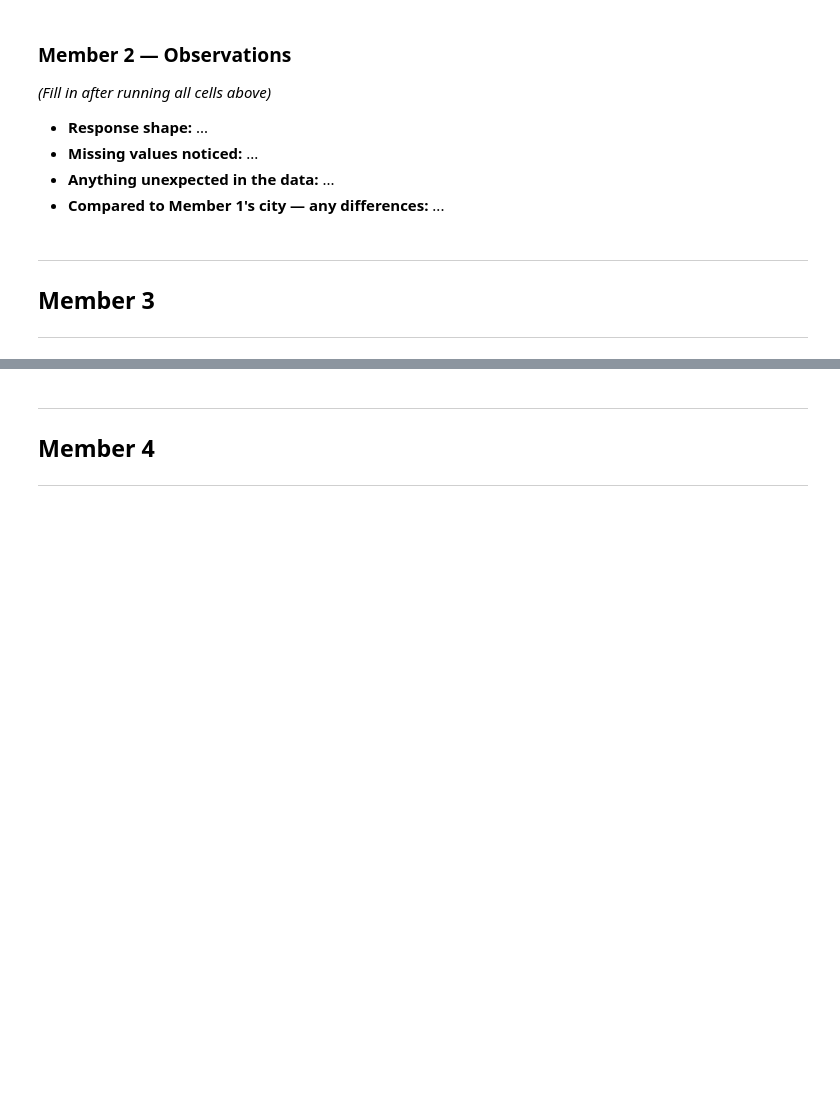
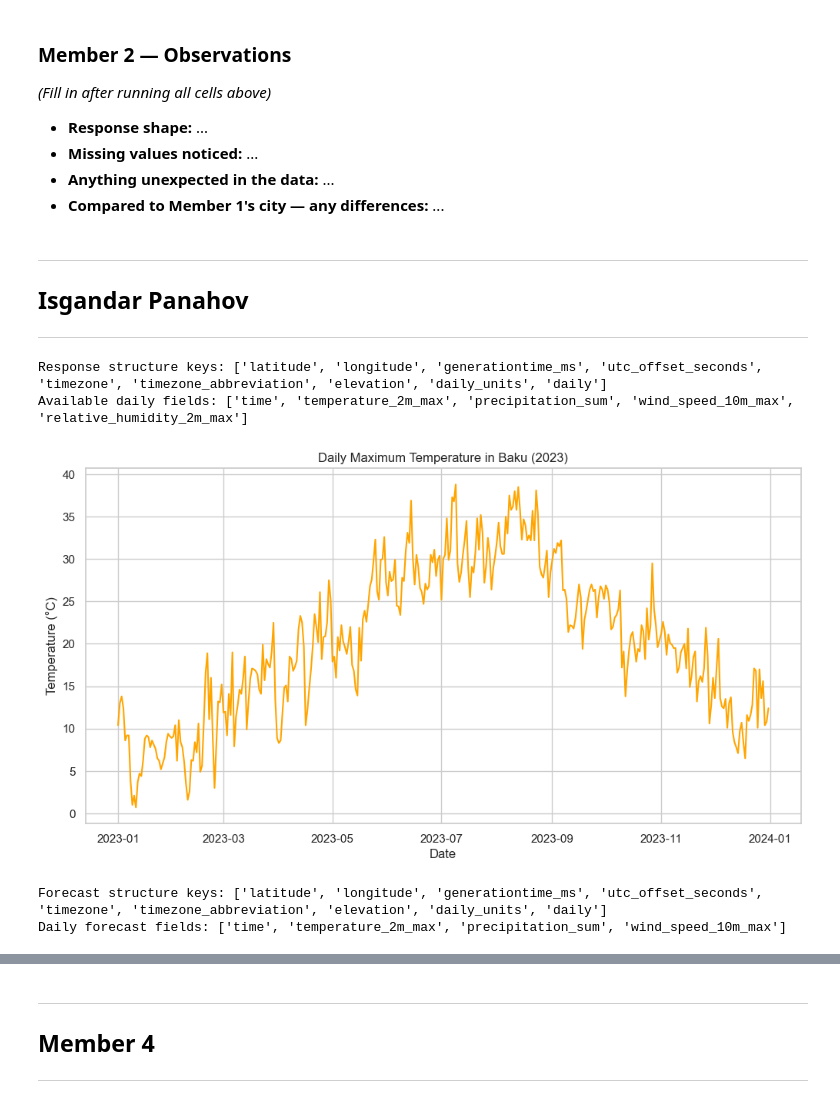
Before and after one commit to AliAgabalayev/Baku-Sentinel-Advanced-Flash-Flood-Forecasting-System, a Jupyter notebook: notebooks/day_01_exploration.ipynb, the cells around one changed output, grey strips where cells are left out. Saved outputs shown, nothing was run; the diff lists cells and outputs as text; code cells hidden in the pictures; blank space fills up the shorter version.

Commit message:
chore: initial data exploration and visualization

```diff
--- a/notebooks/day_01_exploration.ipynb
+++ b/notebooks/day_01_exploration.ipynb
@@ -38,5 +38,64 @@
 - **Compared to Member 1's city — any differences:** ...
 # %% [markdown]
 ---
-## Member 3
+## Isgandar Panahov
 ---
+# %%
+import requests
+import pandas as pd
+import seaborn as sns
+import matplotlib.pyplot as plt
+
+# 1. First API call: Historical data for Baku (40.41, 49.87)
+LATITUDE = 40.41
+LONGITUDE = 49.87
+CITY_NAME = "Baku"
+
+hist_url = "https://archive-api.open-meteo.com/v1/archive"
+params = {
+    "latitude": LATITUDE,
+    "longitude": LONGITUDE,
+    "start_date": "2023-01-01",
+    "end_date": "2023-12-31",
+    "daily": ["temperature_2m_max", "precipitation_sum", "wind_speed_10m_max", "relative_humidity_2m_max"],
+    "timezone": "auto"
+}
+response = requests.get(hist_url, params=params)
+hist_data = response.json()
+
+print("Response structure keys:", list(hist_data.keys()))
+print("Available daily fields:", list(hist_data.get('daily', {}).keys()))
+# %% [output]
+Response structure keys: ['latitude', 'longitude', 'generationtime_ms', 'utc_offset_seconds', 'timezone', 'timezone_abbreviation', 'elevation', 'daily_units', 'daily']
+Available daily fields: ['time', 'temperature_2m_max', 'precipitation_sum', 'wind_speed_10m_max', 'relative_humidity_2m_max']
+# %%
+# 2. Visualize: Daily maximum temperature
+df_hist = pd.DataFrame(hist_data['daily'])
+df_hist['time'] = pd.to_datetime(df_hist['time'])
+
+sns.set_theme(style="whitegrid")
+plt.figure(figsize=(12, 6))
+sns.lineplot(data=df_hist, x='time', y='temperature_2m_max', color='orange')
+plt.title(f'Daily Maximum Temperature in {CITY_NAME} (2023)')
+plt.ylabel('Temperature (°C)')
+plt.xlabel('Date')
+plt.show()
+# %% [output]
+[figure, added]
+# %%
+# 3. Try the forecast endpoint (7-day forecast)
+forecast_url = "https://api.open-meteo.com/v1/forecast"
+f_params = {
+    "latitude": LATITUDE,
+    "longitude": LONGITUDE,
+    "daily": ["temperature_2m_max", "precipitation_sum", "wind_speed_10m_max"],
+    "timezone": "auto"
+}
+f_response = requests.get(forecast_url, params=f_params)
+f_data = f_response.json()
+
+print("Forecast structure keys:", list(f_data.keys()))
+print("Daily forecast fields:", list(f_data.get('daily', {}).keys()))
+# %% [output]
+Forecast structure keys: ['latitude', 'longitude', 'generationtime_ms', 'utc_offset_seconds', 'timezone', 'timezone_abbreviation', 'elevation', 'daily_units', 'daily']
+Daily forecast fields: ['time', 'temperature_2m_max', 'precipitation_sum', 'wind_speed_10m_max']
```
Also changed, not shown: parts of 3 cells of this notebook.
